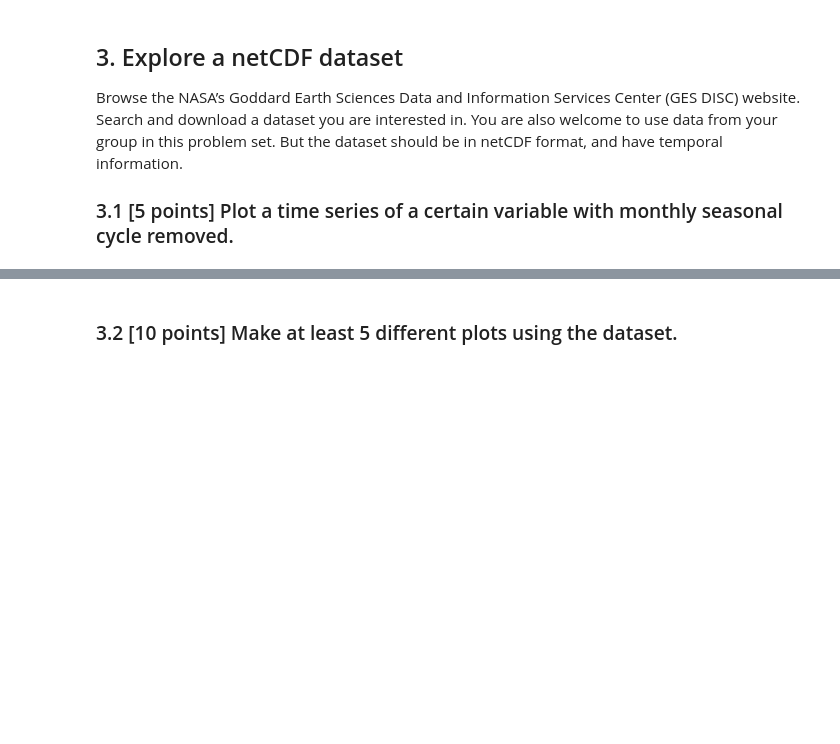
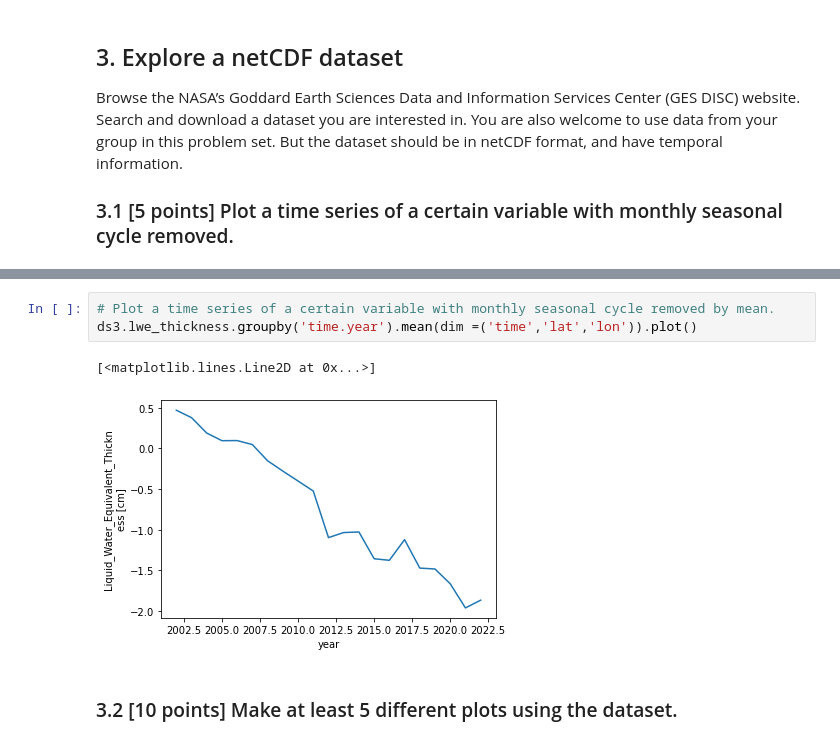
Before and after one commit to Momoc2/ESE5032_Assignment_12232267, a Jupyter notebook: PS3/PS3.ipynb, the cells around one changed output, grey strips where cells are left out. Saved outputs shown, nothing was run; the diff lists cells and outputs as text; blank space fills up the shorter version.

```diff
--- a/PS3/PS3.ipynb
+++ b/PS3/PS3.ipynb
@@ -123,2 +131,8 @@ Browse the NASA’s Goddard Earth Sciences Data and Information Services Center
+# %%
+# Plot a time series of a certain variable with monthly seasonal cycle removed by mean.
+ds3.lwe_thickness.groupby('time.year').mean(dim =('time','lat','lon')).plot()
+# %% [output]
+[<matplotlib.lines.Line2D at 0x...>]
+[figure, added]
 # %% [markdown]
 ### 3.2 [10 points] Make at least 5 different plots using the dataset.
```
Also changed, not shown: parts of 17 cells of this notebook, 1 other file.
